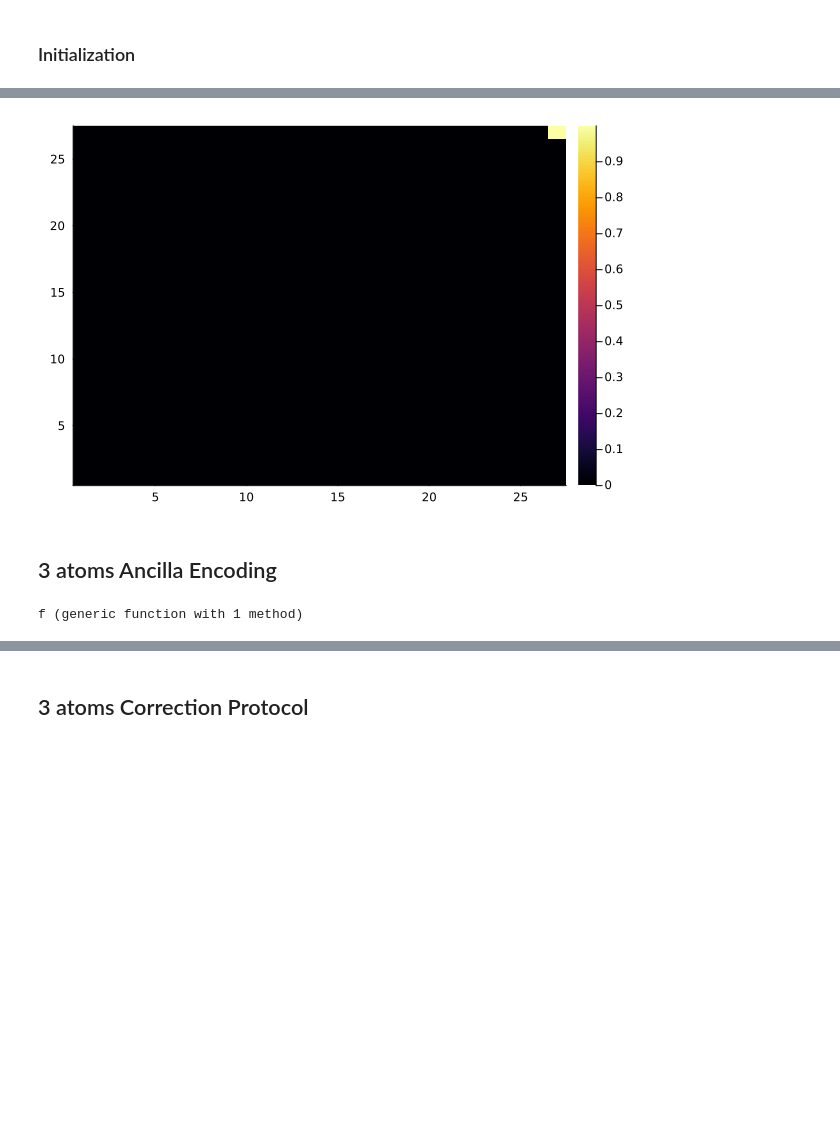
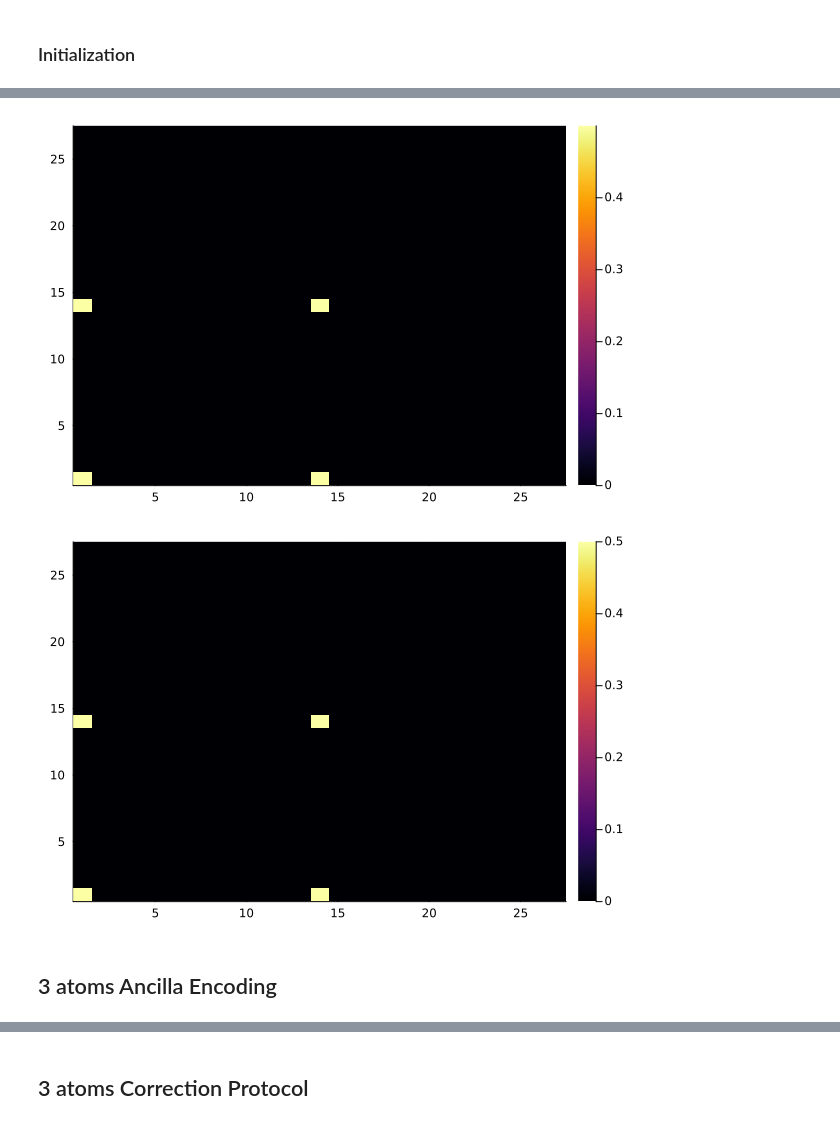
Before and after one commit to Ak-ash22/rydberg_qec, a Jupyter notebook: codework/phaseflip_code/blah_3level.ipynb, the cells around one changed output, grey strips where cells are left out. Cells and saved outputs as stored; diff of their text form; code cells hidden in the pictures; blank space fills up the shorter version.

Commit message:
fstirap done

```diff
--- a/codework/phaseflip_code/blah_3level.ipynb
+++ b/codework/phaseflip_code/blah_3level.ipynb
@@ -174,7 +172,7 @@ const a = ComplexF64[1,0,0];        #Qubit state |0>
 const b = ComplexF64[0,1,0];        #Qubit state |1>
 const r = ComplexF64[0,0,1];       #Qubit state |r>
 
-α = 1
+α = sqrt(0.5)
 β = sqrt(1 - α^2)
 ψ_2 = α .* b + β .* a; #Qubit state |ψ_1>
 # ψ_1 = b
@@ -250,25 +248,33 @@ function Ht(t)
         Ω1 = 1.0
         Ω2 = 0.0
         Ω3 = 1.0
-    elseif t <= (5*sqrt(2)*π - π)
+    elseif t <= π + sqrt(2)π
         Ω1 = 0.0
         Ω2 = 1.0
         Ω3 = 1.0
-    elseif t <= 5*sqrt(2)*π
-        Ω1 = 0.0
-        Ω2 = 1.0
-        Ω3 = 0.0
     else
         Ω1 = 1.0
         Ω2 = 0.0
         Ω3 = 0.0
     end
+    # if t<τ
+    # Ω1 = 0.0
+    # Ω2 = Ω0 * sin(alpha) * exp(-(t-τ-70)^2/T^2)
+    # Ω3 = Ω0 * cos(alpha) * exp(-(t-τ-70)^2/T^2) + Ω0 * exp(-(t+τ-70)^2/T^2)
+
+    # else
+    #     Ω1 = 0.0
+    #     Ω2 = 0.0
+    #     Ω3 = 0.0
+    # end
 
     σx_0r_atom1, σx_1r_atom1, σx_1r_atom2, σx_0r_atom3, σx_1r_atom3, n_r_atom1, n_r_atom3, nn_r12, nn_r23 = ops
 
-    H = (Ω1/2 .* σx_1r_atom2 + Ω2/2 .* (σx_0r_atom1) + Ω3/2 .* (σx_1r_atom1) + Δ_0 .* n_r_atom1 + V_nn .* nn_r12 #+
+    H = (Ω1/2 .* σx_1r_atom2 + Ω2/2 .* (σx_0r_atom1) + Ω3/2 .* (σx_1r_atom1) + Δ_0 .* n_r_atom1 + V_nn .* nn_r12
          + Ω2/2 .* (σx_0r_atom3) + Ω3/2 .* (σx_1r_atom3) + Δ_0 .* n_r_atom3 + V_nn .* nn_r23)
-    return H
+
+    # H_fstirap = (Ω2/2 .* (σx_0r_atom1) + Ω3/2 .* (σx_1r_atom1))# + Ω2/2 .* (σx_0r_atom3) + Ω3/2 .* (σx_1r_atom3))
+    # return H_fstirap
 end
 
 function f(t,ρ)
@@ -289,6 +299,6 @@ const V_nn = 1000;
 # %%
-tspan = [0.0:0.1:(5*sqrt(2)*π + π);];
-# tspan = [0.0:0.1:(π+sqrt(2)π+3π);]
+# tspan = [0:0.1:150;];
+tspan = [0.0:0.1:(π+sqrt(2)π+3π);]
 tout, sol = timeevolution.master_dynamic(tspan, ρ0_op, f; alg=ROCK4());
 # %%
 pop0_atom1 = []
@@ -355,6 +365,6 @@ plot!(tspan,pop1_atom3,label="Atom 3 in state 1")
 # %%
 fidelities = []
-ψ_target = α .* reduce(kron,[r,b,b]) + β .* reduce(kron,[a,a,a])
+ψ_target = α .* reduce(kron,[b,b,b]) + β .* reduce(kron,[a,a,a])
 # ψ_one = a
 # ψ_target = reduce(kron,[ψ_target1,ψ_one])
 ρ_target = ψ_target * ψ_target'
@@ -369,7 +379,9 @@ plot(tspan,real(fidelities),ylim=[0,1],label="Fidelity", title="Fidelity of the
 # %%
 display(heatmap(real.(sol[end].data)))
+display(heatmap(real.(ρ_target)))
 # %% [output]
-[figure, old version]
+[figure, new version]
+[figure, added]
 # %% [markdown]
 ## 3 atoms Ancilla Encoding
 # %%
@@ -468,8 +480,6 @@ function f(t,ρ)
     J = Operator[]
     return (H, J, dagger.(J))
 end
-# %% [output]
-f (generic function with 1 method)
 # %%
 const Δ_0 = -1000
 const Ω1 = 1.0
```
Also changed, not shown: parts of 32 cells of this notebook.
